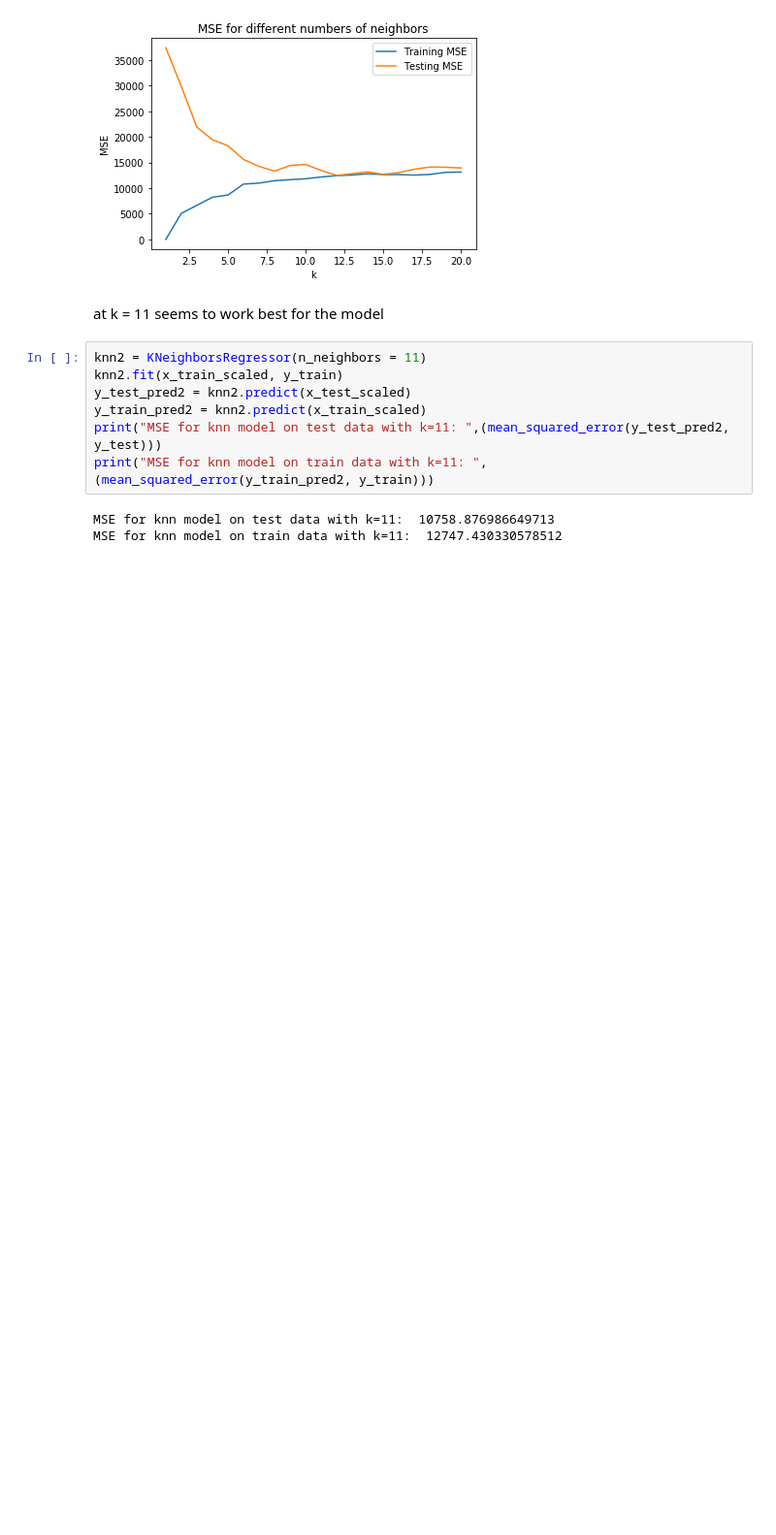
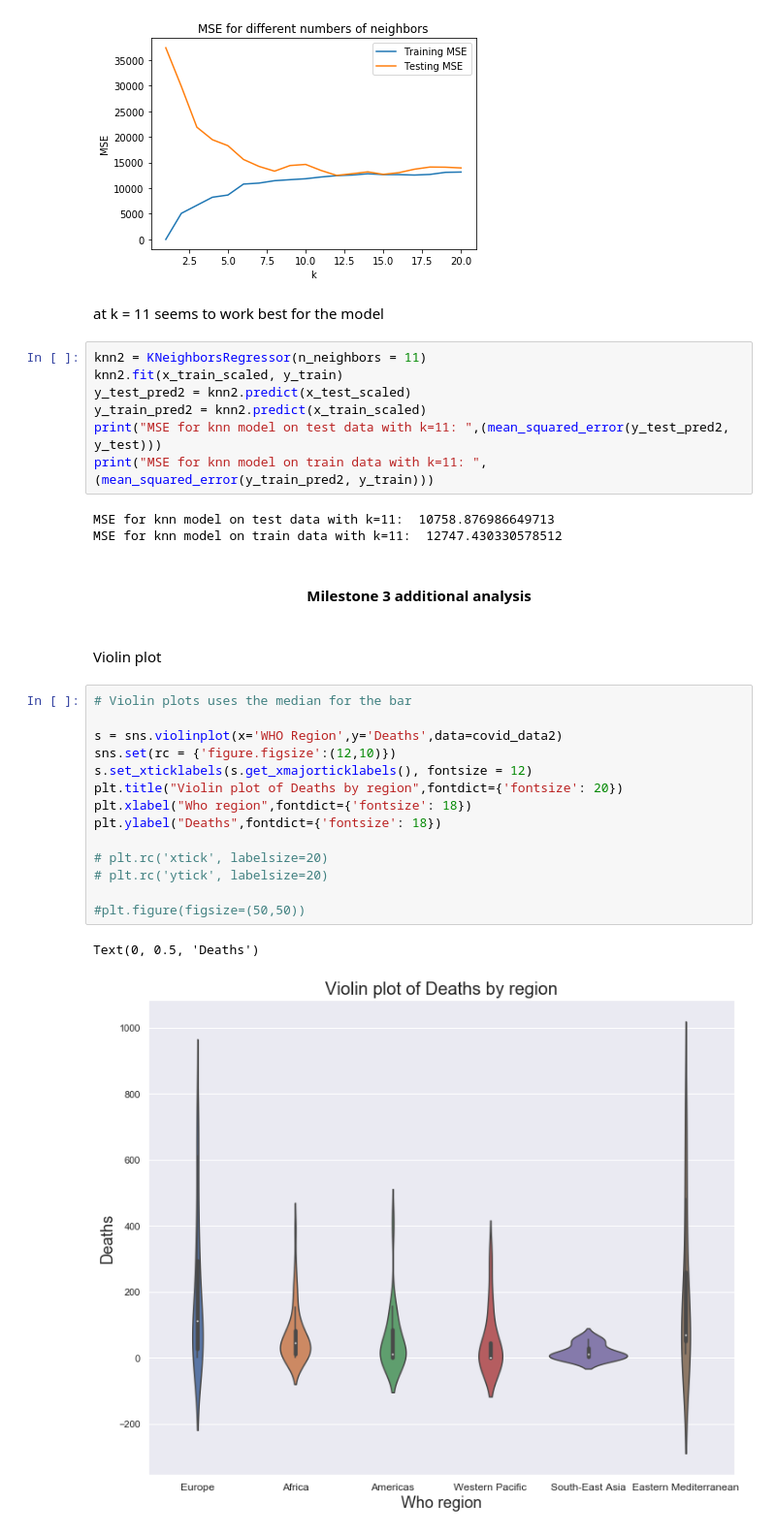
Before and after one commit to liger1apwm/Covid-data-analysis, a Jupyter notebook: covid_data_analysis.ipynb, the cells around one changed output. Shown at 97% size. Cells and saved outputs as stored; diff of their text form; blank space fills up the shorter version.

Commit message:
milestone 3 analysis added

```diff
--- a/covid_data_analysis.ipynb
+++ b/covid_data_analysis.ipynb
@@ -438,3 +436,24 @@ print("MSE for knn model on train data with k=11: ",(mean_squared_error(y_train_
 # %% [output]
 MSE for knn model on test data with k=11:  10758.876986649713
 MSE for knn model on train data with k=11:  12747.430330578512
+# %% [markdown]
+<h4 align="center">Milestone 3 additional analysis<h4>
+# %% [markdown]
+Violin plot
+# %%
+# Violin plots uses the median for the bar
+
+s = sns.violinplot(x='WHO Region',y='Deaths',data=covid_data2)
+sns.set(rc = {'figure.figsize':(12,10)})
+s.set_xticklabels(s.get_xmajorticklabels(), fontsize = 12)
+plt.title("Violin plot of Deaths by region",fontdict={'fontsize': 20})
+plt.xlabel("Who region",fontdict={'fontsize': 18})
+plt.ylabel("Deaths",fontdict={'fontsize': 18})
+
+# plt.rc('xtick', labelsize=20)
+# plt.rc('ytick', labelsize=20)
+
+#plt.figure(figsize=(50,50))
+# %% [output]
+Text(0, 0.5, 'Deaths')
+[figure, added]
```
Also changed, not shown: parts of 4 cells of this notebook.
